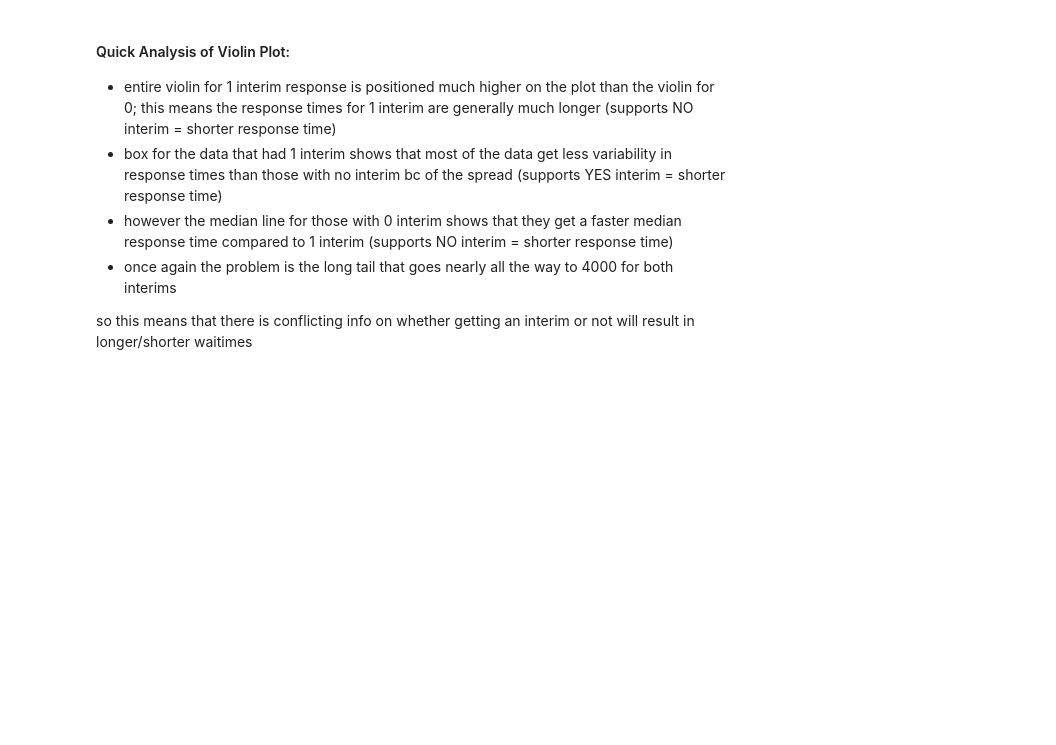
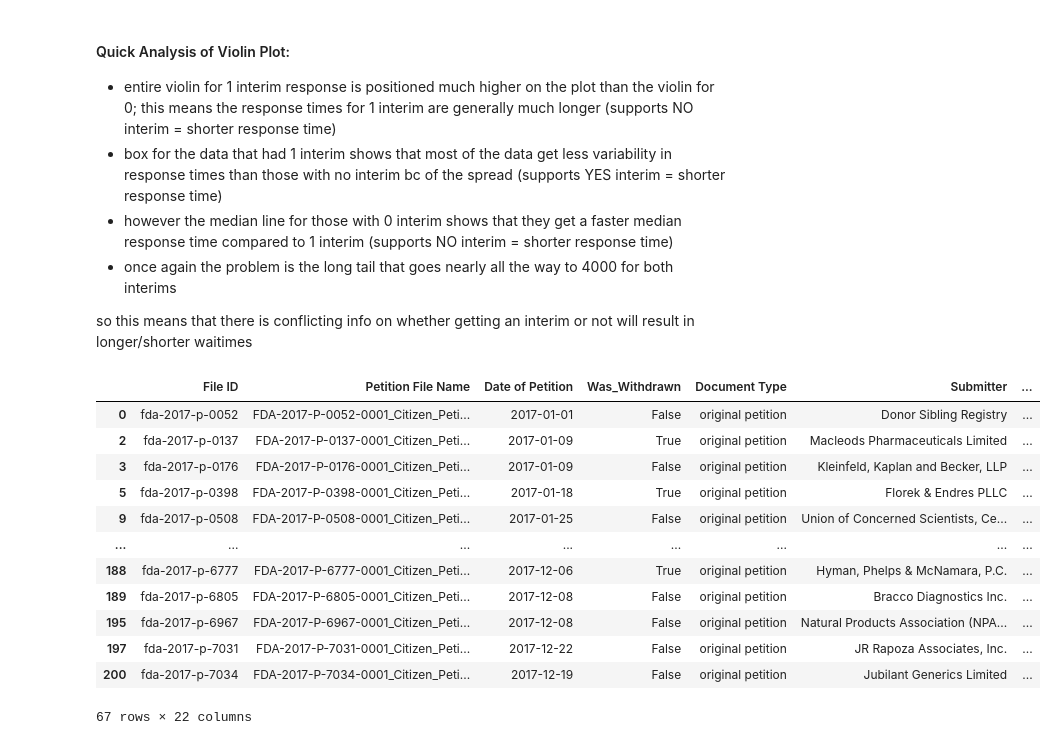
Before and after one commit to aanht/ucb-fda-citizen-project, a Jupyter notebook: FDA_Citizen_Visualizations.ipynb, the cells around one changed output. Cells and saved outputs as stored; diff of their text form; code cells hidden in the pictures; blank space fills up the shorter version.

```diff
--- a/FDA_Citizen_Visualizations.ipynb
+++ b/FDA_Citizen_Visualizations.ipynb
@@ -265,3 +304,19 @@ d[d["Response Time (Days)"] < 0]
 * once again the problem is the long tail that goes nearly all the way to 4000 for both interims
 
 so this means that there is conflicting info on whether getting an interim or not will result in longer/shorter waitimes
+# %%
+df[df["Cleaned Final Decision"] == "no decision"]
+# %% [output]
+|  | File ID | Petition File Name | Date of Petition | Was_Withdrawn | Document Type | Submitter | ... |
+| 0 | fda-2017-p-0052 | FDA-2017-P-0052-0001_Citizen_Peti... | 2017-01-01 | False | original petition | Donor Sibling Registry | ... |
+| 2 | fda-2017-p-0137 | FDA-2017-P-0137-0001_Citizen_Peti... | 2017-01-09 | True | original petition | Macleods Pharmaceuticals Limited | ... |
+| 3 | fda-2017-p-0176 | FDA-2017-P-0176-0001_Citizen_Peti... | 2017-01-09 | False | original petition | Kleinfeld, Kaplan and Becker, LLP | ... |
+| 5 | fda-2017-p-0398 | FDA-2017-P-0398-0001_Citizen_Peti... | 2017-01-18 | True | original petition | Florek & Endres PLLC | ... |
+| 9 | fda-2017-p-0508 | FDA-2017-P-0508-0001_Citizen_Peti... | 2017-01-25 | False | original petition | Union of Concerned Scientists, Ce... | ... |
+| ... | ... | ... | ... | ... | ... | ... | ... |
+| 188 | fda-2017-p-6777 | FDA-2017-P-6777-0001_Citizen_Peti... | 2017-12-06 | True | original petition | Hyman, Phelps & McNamara, P.C. | ... |
+| 189 | fda-2017-p-6805 | FDA-2017-P-6805-0001_Citizen_Peti... | 2017-12-08 | False | original petition | Bracco Diagnostics Inc. | ... |
+| 195 | fda-2017-p-6967 | FDA-2017-P-6967-0001_Citizen_Peti... | 2017-12-08 | False | original petition | Natural Products Association (NPA... | ... |
+| 197 | fda-2017-p-7031 | FDA-2017-P-7031-0001_Citizen_Peti... | 2017-12-22 | False | original petition | JR Rapoza Associates, Inc. | ... |
+| 200 | fda-2017-p-7034 | FDA-2017-P-7034-0001_Citizen_Peti... | 2017-12-19 | False | original petition | Jubilant Generics Limited | ... |
+67 rows × 22 columns
```
Also changed, not shown: parts of 2 cells of this notebook.
